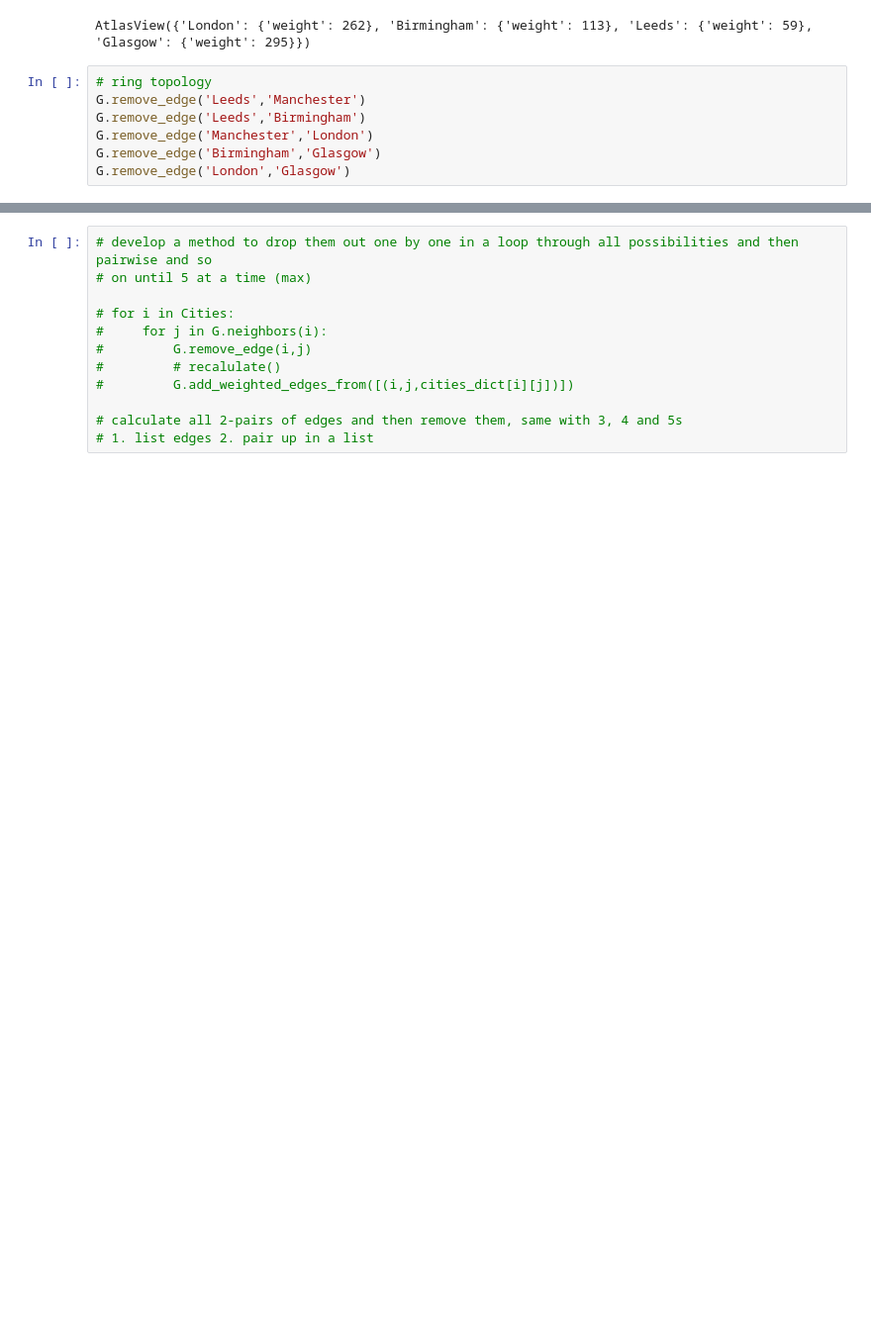
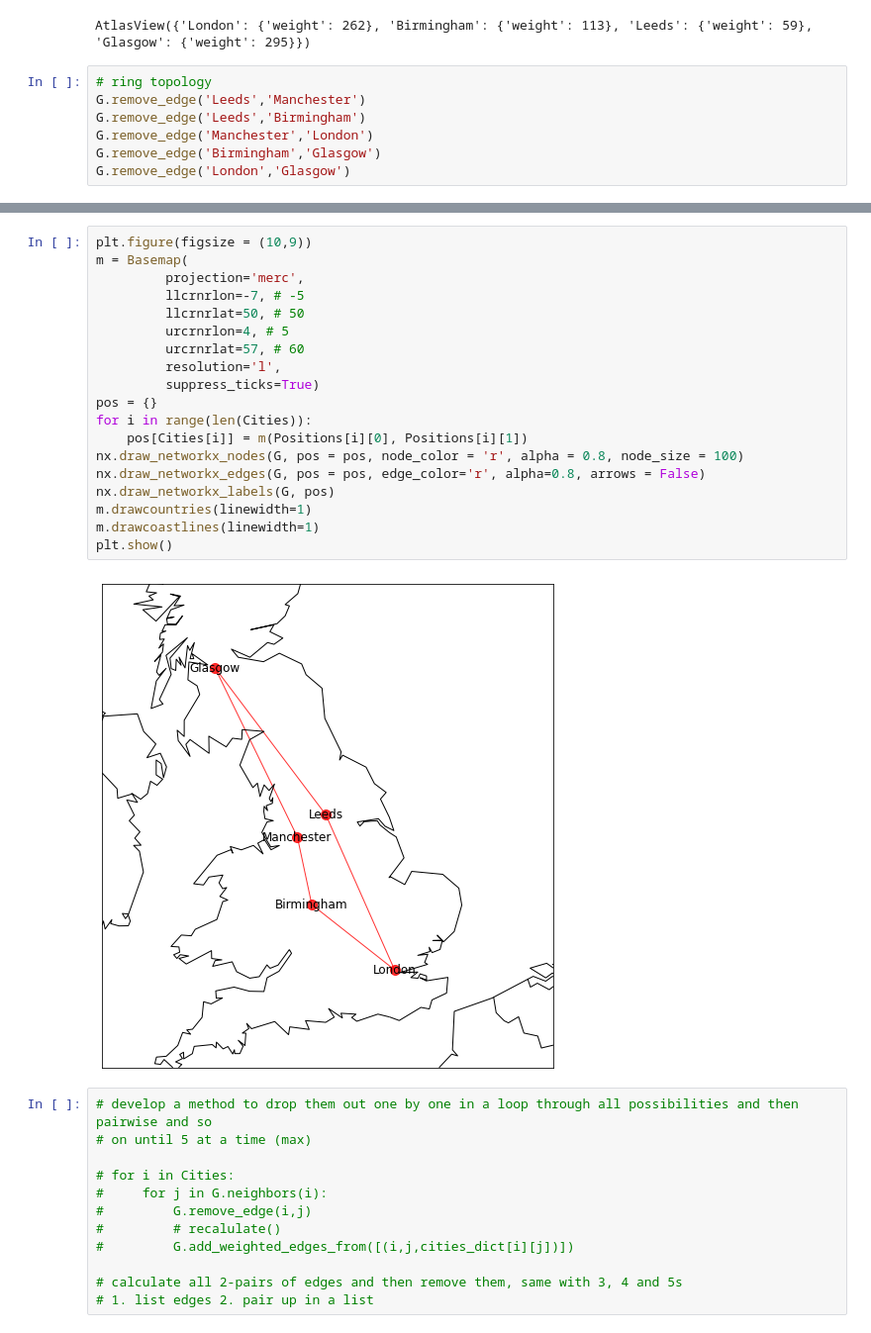
Before and after one commit to adambrzosko/OpticalNetworkDesign, a Jupyter notebook: 4B23NetworkDesign.ipynb, the cells around one changed output, grey strips where cells are left out. Shown at 99% size. Cells and saved outputs as stored; diff of their text form; blank space fills up the shorter version.

```diff
--- a/4B23NetworkDesign.ipynb
+++ b/4B23NetworkDesign.ipynb
@@ -93,3 +93,24 @@ nx.draw_networkx_labels(G,pos=nx.circular_layout(G))
+# %%
+plt.figure(figsize = (10,9))
+m = Basemap(
+         projection='merc',
+         llcrnrlon=-7, # -5
+         llcrnrlat=50, # 50
+         urcrnrlon=4, # 5
+         urcrnrlat=57, # 60
+         resolution='l',
+         suppress_ticks=True)
+pos = {}
+for i in range(len(Cities)):
+    pos[Cities[i]] = m(Positions[i][0], Positions[i][1])
+nx.draw_networkx_nodes(G, pos = pos, node_color = 'r', alpha = 0.8, node_size = 100)
+nx.draw_networkx_edges(G, pos = pos, edge_color='r', alpha=0.8, arrows = False)
+nx.draw_networkx_labels(G, pos)
+m.drawcountries(linewidth=1)
+m.drawcoastlines(linewidth=1)
+plt.show()
+# %% [output]
+[figure, added]
 # %%
 # develop a method to drop them out one by one in a loop through all possibilities and then pairwise and so
 # on until 5 at a time (max)
```
Also changed, not shown: parts of 10 cells of this notebook.
